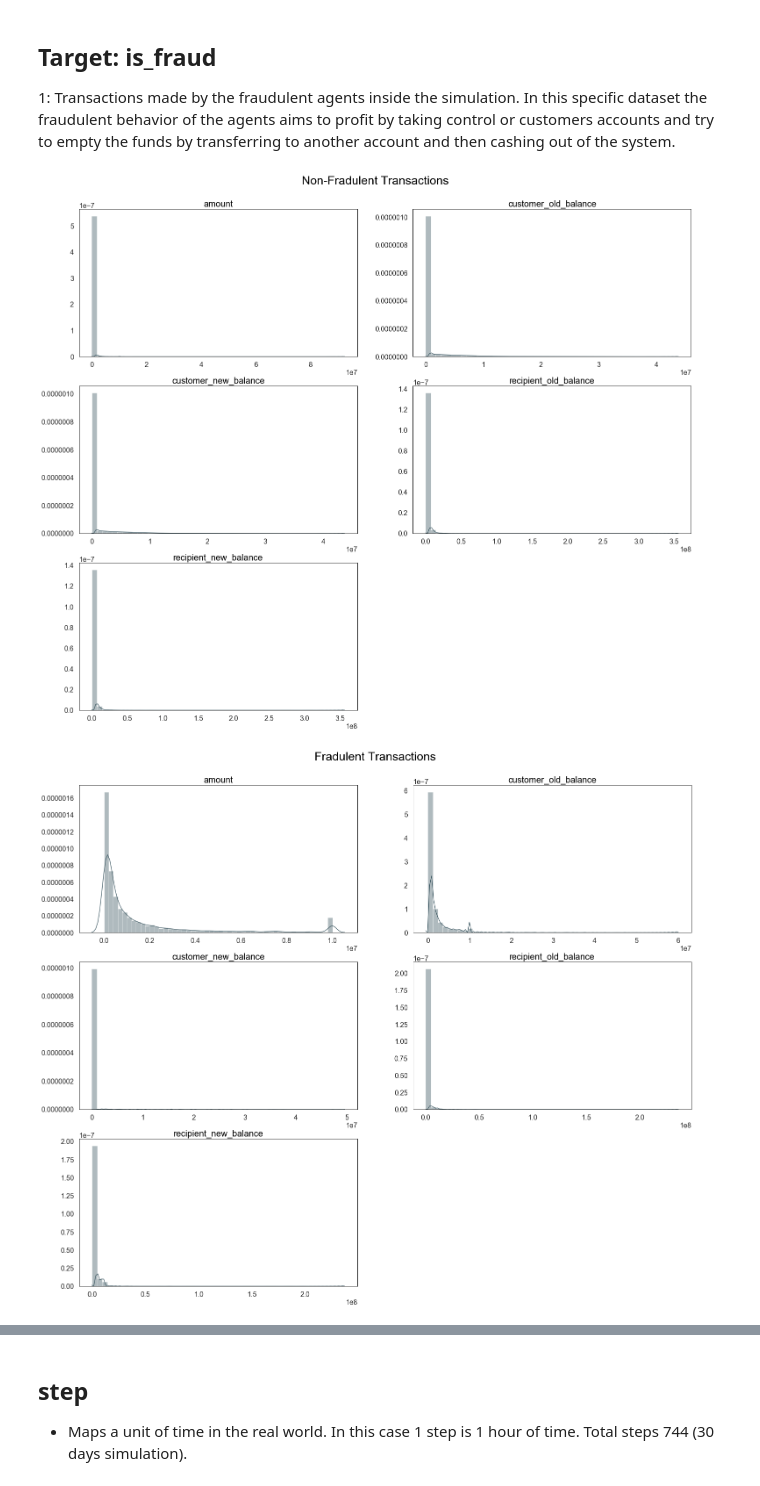
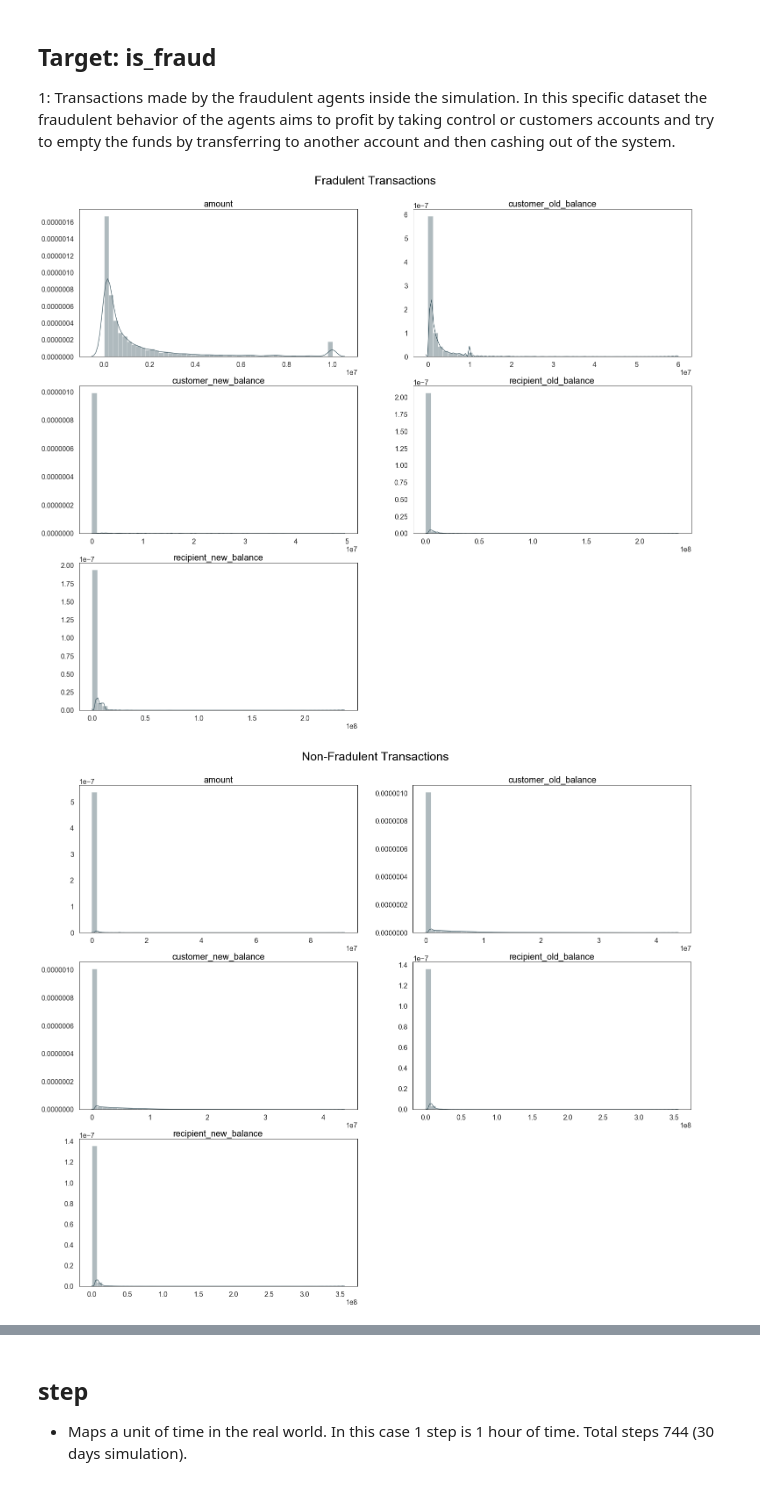
Before and after one commit to valmadrid/Detecting-Financial-Fraud-Transactions, a Jupyter notebook: financial_fraud.ipynb, the cells around one changed output, grey strips where cells are left out. Cells and saved outputs as stored; diff of their text form; code cells hidden in the pictures.

```diff
--- a/financial_fraud.ipynb
+++ b/financial_fraud.ipynb
@@ -106 +107,3 @@ df.head()
+# %%
+df = pickle.load(open("df.pkl", "rb"))
 # %%
@@ -138,20 +140,22 @@ plt.show()
 # %%
 cols = [
     "amount", "customer_old_balance", "customer_new_balance",
     "recipient_old_balance", "recipient_new_balance"
 ]
 
 r = math.ceil(len(cols)/2)
 
-for key, val in enumerate(["Non-Fradulent Transactions", "Fradulent Transactions"]):
+for key, val in dict(
+        zip([1, 0],
+            ["Fradulent Transactions", "Non-Fradulent Transactions"])).items():
     fig = plt.figure(figsize=(25, 7*r))
     for i, col in enumerate(cols):
         ax = fig.add_subplot(r, 2, i + 1)
         sns.distplot(df.query("is_fraud == @key")[col])
         plt.xlabel(None)
         plt.title(col, fontsize=20, color="black")
     plt.suptitle(val, fontsize=27, y=0.93, color="black")
     plt.show()
 # %% [output]
-[figure, old version]
+[figure, new version]
-[figure, old version]
+[figure, new version]
```
Also changed, not shown: parts of 52 cells of this notebook.
